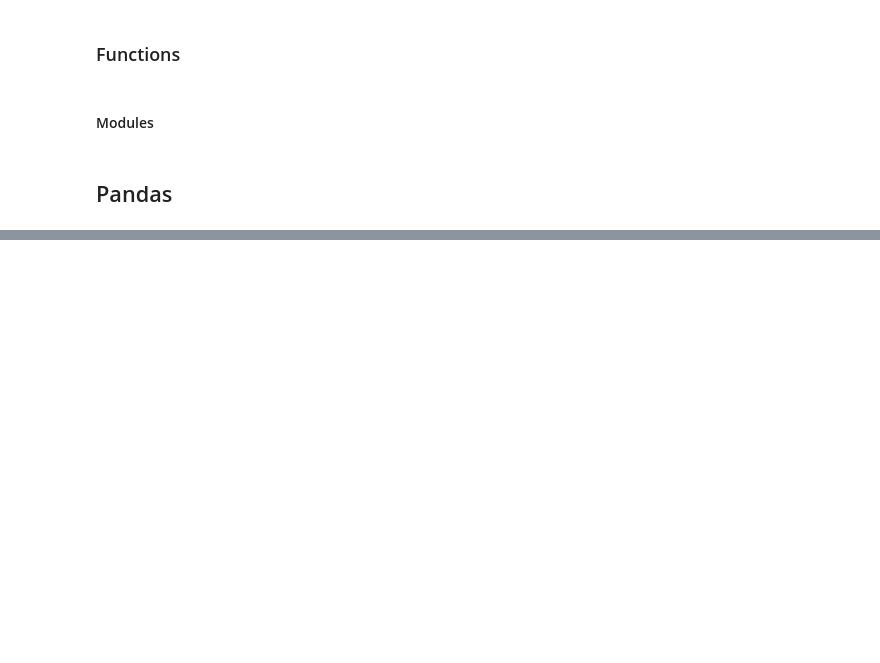
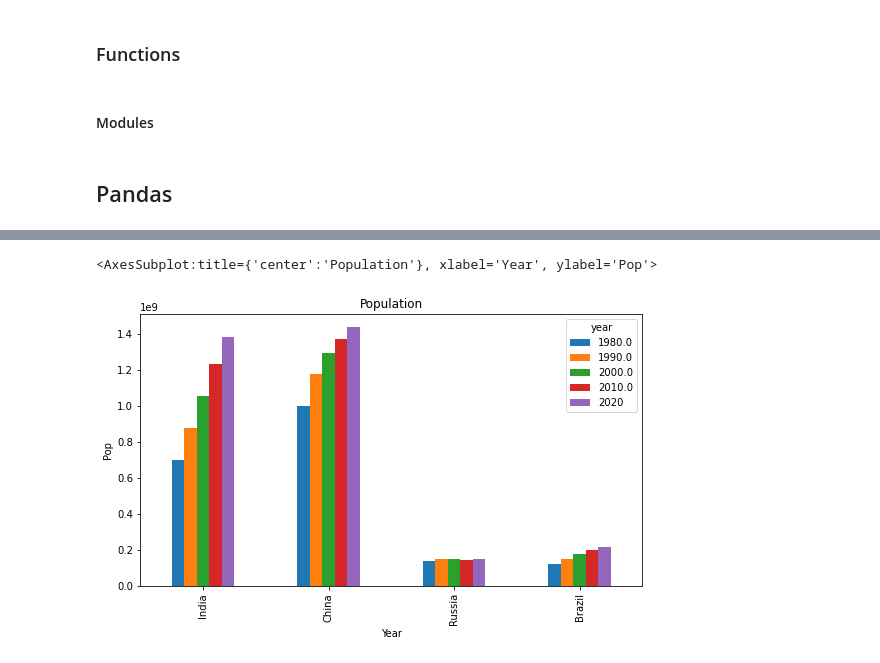
Before and after one commit to Vedia-JerezDaniel/zelle-python, a Jupyter notebook: Pandas/pan_Ex.ipynb, the cells around one changed output, grey strips where cells are left out. Drawn from its saved outputs; the diff is of its cells as text; code cells hidden in the pictures; blank space fills up the shorter version.

```diff
--- a/Pandas/pan_Ex.ipynb
+++ b/Pandas/pan_Ex.ipynb
@@ -155,0 +412,3 @@ pd.set_option('display.max_rows',stu.shape[0])
+# %%
+pop2 = spop[spop.index.isin([1980,1990,2000,2010,2020])]
+pop2
@@ -155,0 +432,5 @@ pd.set_option('display.max_rows',stu.shape[0])
+# %%
+pop2.plot(kind='bar',xlabel='Year', ylabel='Pop', title='Population', figsize=(9,5)   )
+# %% [output]
+<AxesSubplot:title={'center':'Population'}, xlabel='Year', ylabel='Pop'>
+[figure, added]
```
Also changed, not shown: parts of 41 cells of this notebook, 4 other files.
